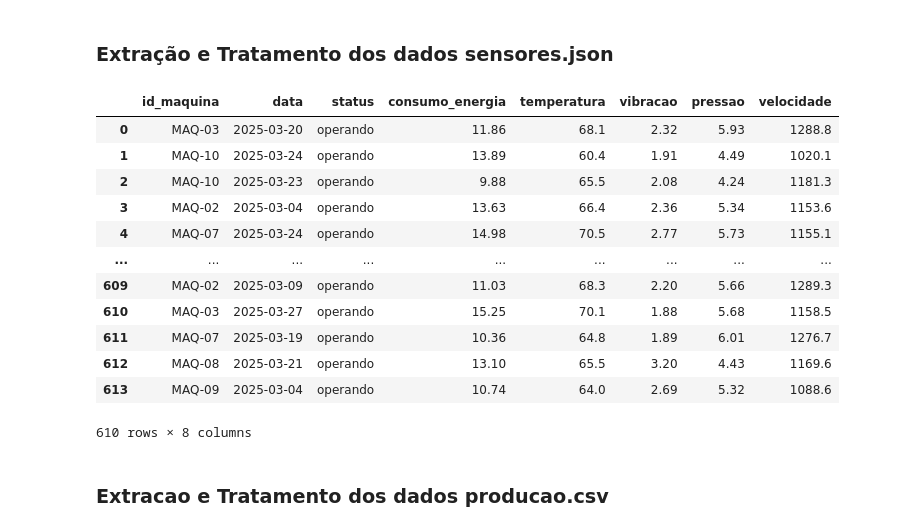
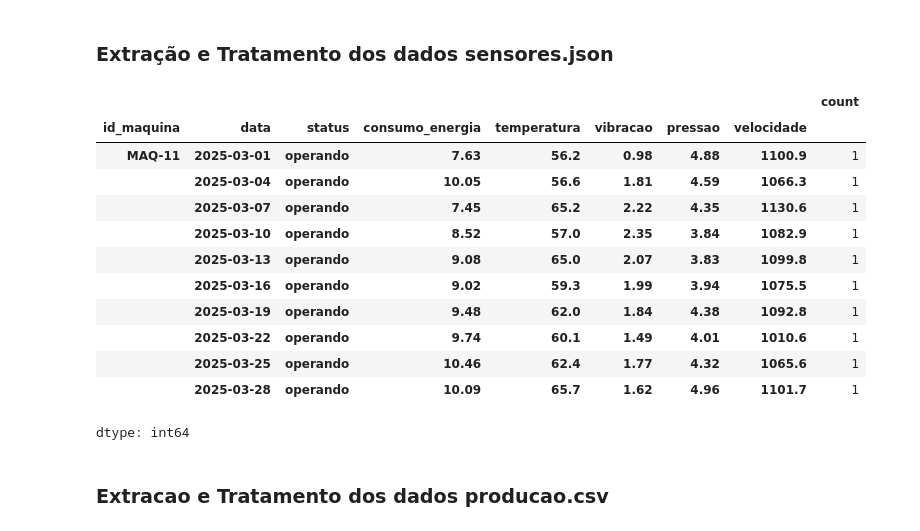
Before and after one commit to cirobezerradev/projeto-tecfor-industrial, a Jupyter notebook: Análise_de_Dados_Industriais.ipynb, the cells around one changed output. Saved outputs shown, nothing was run; the diff lists cells and outputs as text; code cells hidden in the pictures.

```diff
--- a/Análise_de_Dados_Industriais.ipynb
+++ b/Análise_de_Dados_Industriais.ipynb
@@ -31,44 +45,44 @@ def listar_outliers(df, coluna):
 # %%
 df_sensores = pd.read_json('/content/sensores.json')
 df_medicoes = pd.DataFrame(dict(df_sensores['medicoes'])).T
 
 df_sensores = df_sensores.drop(columns=['medicoes'], axis=1)
 
 df_sensores = pd.concat([df_sensores, df_medicoes], axis=1)
 
 # O df_sensores apresentou inconsistencia na quantidade de registro da serie 'temperaturas'
 # Etapa 1 verificar a quantidade de registos nulos
 # print(df_sensores.isna().sum())
 # Verificado 6 registros nulos
 # Etapa 2 substituir os valores nulos pela mediana
 df_sensores['temperatura'] = df_sensores['temperatura'].fillna(df_sensores['temperatura'].median())
 
 # Verificar duplicados
 # print(f'Duplicados: {df_sensores.duplicated().sum()}')
 # verificado 4 duplicados
 # Etapa 3 excluir duplicados
 df_sensores = df_sensores.drop_duplicates()
 # converter para datetime e padronizar o formato para futuro merge
 df_sensores['timestamp'] = pd.to_datetime(df_sensores['timestamp']).dt.strftime('%Y-%m-%d')
 # renomear a coluna timestamp para data
 df_sensores = df_sensores.rename(columns={'timestamp': 'data'})
 df_sensores['data'] = pd.to_datetime(df_sensores['data'])
 
-df_sensores
+df_sensores[df_sensores['id_maquina']== 'MAQ-11'].value_counts()
 # %% [output]
-|  | id_maquina | data | status | consumo_energia | temperatura | vibracao | pressao | velocidade |
-| 0 | MAQ-03 | 2025-03-20 | operando | 11.86 | 68.1 | 2.32 | 5.93 | 1288.8 |
-| 1 | MAQ-10 | 2025-03-24 | operando | 13.89 | 60.4 | 1.91 | 4.49 | 1020.1 |
-| 2 | MAQ-10 | 2025-03-23 | operando | 9.88 | 65.5 | 2.08 | 4.24 | 1181.3 |
-| 3 | MAQ-02 | 2025-03-04 | operando | 13.63 | 66.4 | 2.36 | 5.34 | 1153.6 |
-| 4 | MAQ-07 | 2025-03-24 | operando | 14.98 | 70.5 | 2.77 | 5.73 | 1155.1 |
-| ... | ... | ... | ... | ... | ... | ... | ... | ... |
-| 609 | MAQ-02 | 2025-03-09 | operando | 11.03 | 68.3 | 2.20 | 5.66 | 1289.3 |
-| 610 | MAQ-03 | 2025-03-27 | operando | 15.25 | 70.1 | 1.88 | 5.68 | 1158.5 |
-| 611 | MAQ-07 | 2025-03-19 | operando | 10.36 | 64.8 | 1.89 | 6.01 | 1276.7 |
-| 612 | MAQ-08 | 2025-03-21 | operando | 13.10 | 65.5 | 3.20 | 4.43 | 1169.6 |
-| 613 | MAQ-09 | 2025-03-04 | operando | 10.74 | 64.0 | 2.69 | 5.32 | 1088.6 |
+|  |  |  |  |  |  |  |  | count |
+| id_maquina | data | status | consumo_energia | temperatura | vibracao | pressao | velocidade |  |
+| MAQ-11 | 2025-03-01 | operando | 7.63 | 56.2 | 0.98 | 4.88 | 1100.9 | 1 |
+|  | 2025-03-04 | operando | 10.05 | 56.6 | 1.81 | 4.59 | 1066.3 | 1 |
+|  | 2025-03-07 | operando | 7.45 | 65.2 | 2.22 | 4.35 | 1130.6 | 1 |
+|  | 2025-03-10 | operando | 8.52 | 57.0 | 2.35 | 3.84 | 1082.9 | 1 |
+|  | 2025-03-13 | operando | 9.08 | 65.0 | 2.07 | 3.83 | 1099.8 | 1 |
+|  | 2025-03-16 | operando | 9.02 | 59.3 | 1.99 | 3.94 | 1075.5 | 1 |
+|  | 2025-03-19 | operando | 9.48 | 62.0 | 1.84 | 4.38 | 1092.8 | 1 |
+|  | 2025-03-22 | operando | 9.74 | 60.1 | 1.49 | 4.01 | 1010.6 | 1 |
+|  | 2025-03-25 | operando | 10.46 | 62.4 | 1.77 | 4.32 | 1065.6 | 1 |
+|  | 2025-03-28 | operando | 10.09 | 65.7 | 1.62 | 4.96 | 1101.7 | 1 |
-610 rows × 8 columns
+dtype: int64
 # %% [markdown]
 ### Extracao e Tratamento dos dados producao.csv
 # %%
```
Also changed, not shown: parts of 2 cells of this notebook.
